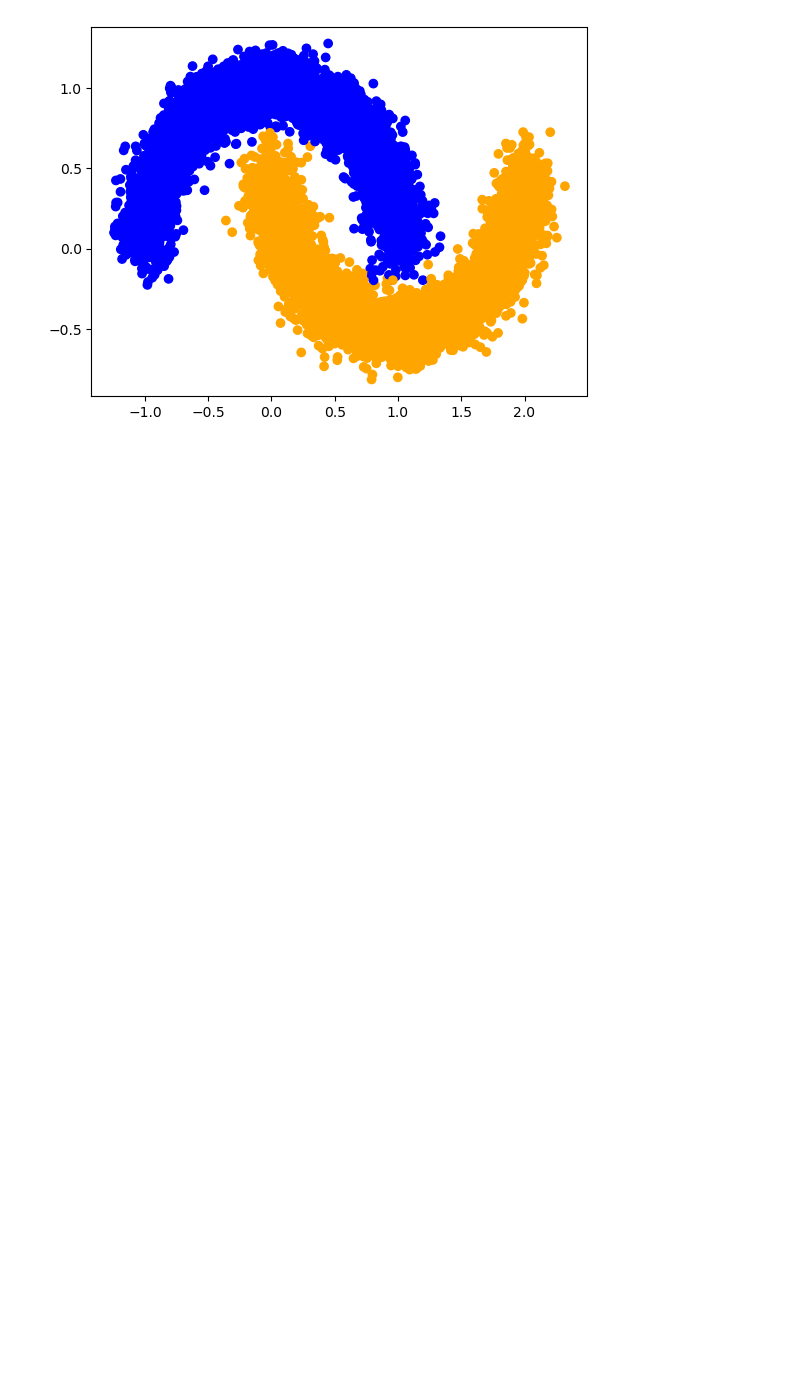
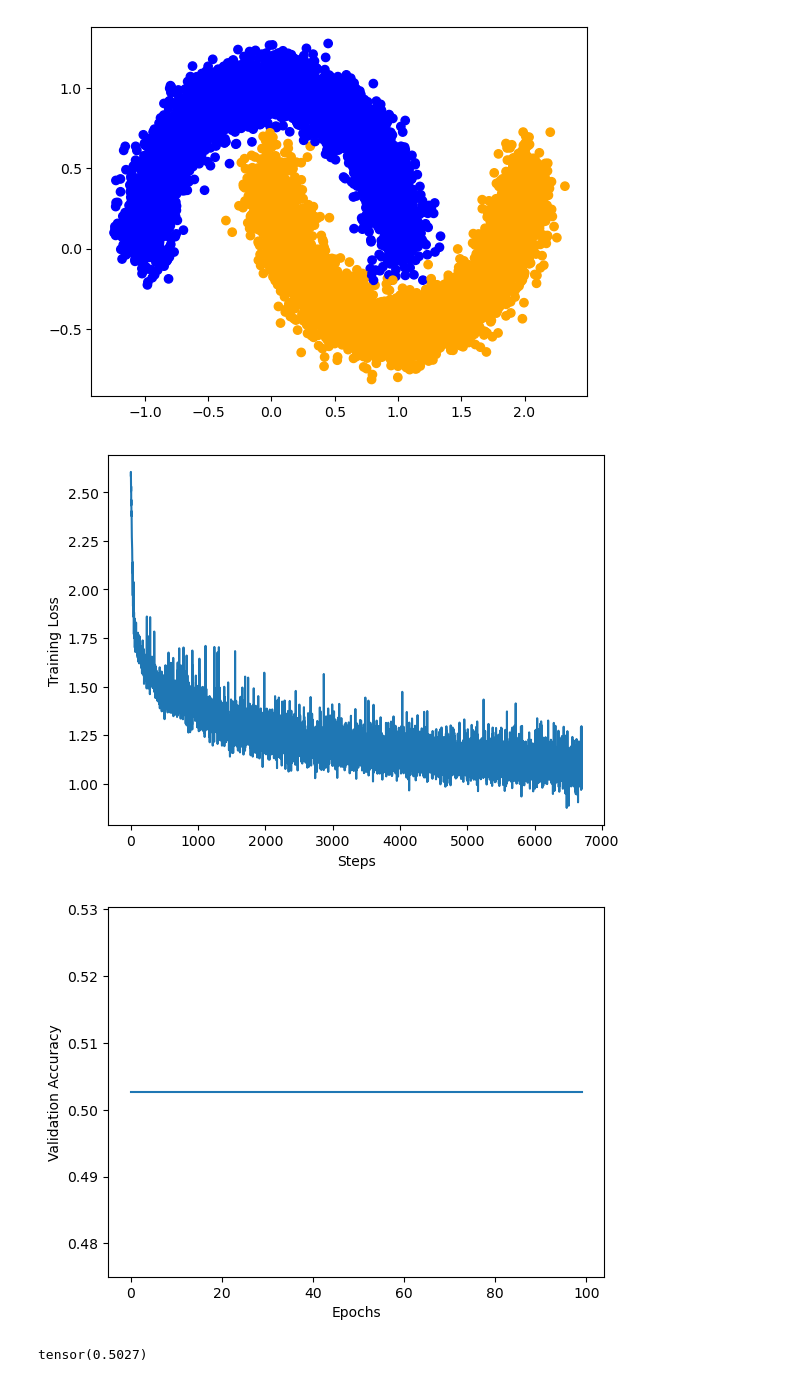
Before and after one commit to DejanStancevic/ms-in-dnns, a Jupyter notebook: Project/Toy_RealNVP_notebook.ipynb, the cells around one changed output. Cells and saved outputs as stored; diff of their text form; code cells hidden in the pictures; blank space fills up the shorter version.

```diff
--- a/Project/Toy_RealNVP_notebook.ipynb
+++ b/Project/Toy_RealNVP_notebook.ipynb
@@ -326,3 +322,9 @@ plt.scatter(Positions[:,0], Positions[:,1], color=colors[labels])
 plt.show()
 # %% [output]
 [figure]
+# %%
+flow, z_dist = NormalizingFlow(train_dataloader=train_dataloader, test_dataloader=test_dataloader, test_size=len(test_data), epochs=100, mean=0.)
+# %% [output]
+[figure, added]
+[figure, added]
+tensor(0.5027)
```
Also changed, not shown: parts of 13 cells of this notebook.
